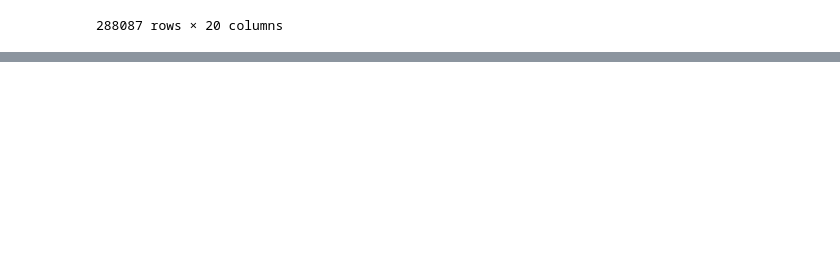
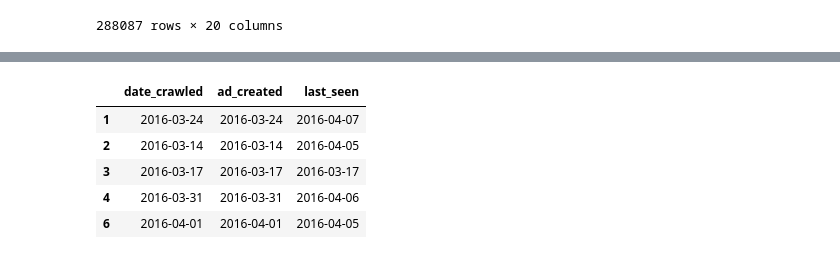
Before and after one commit to OSTINIA/tarea2_sw_ds, a Jupyter notebook: tarea_2_sw_ds.ipynb, the cells around one changed output, grey strips where cells are left out. Saved outputs shown, nothing was run; the diff lists cells and outputs as text; code cells hidden in the pictures; blank space fills up the shorter version.

```diff
--- a/tarea_2_sw_ds.ipynb
+++ b/tarea_2_sw_ds.ipynb
@@ -462,0 +513,12 @@ autos_valuate
+# %%
+autos_valuate.date_crawled = autos_valuate['date_crawled'].str[: 10]
+autos_valuate.ad_created = autos_valuate['ad_created'].str[: 10]
+autos_valuate.last_seen = autos_valuate['last_seen'].str[: 10]
+autos_valuate[['date_crawled', 'ad_created', 'last_seen']][0: 5]
+# %% [output]
+|  | date_crawled | ad_created | last_seen |
+| 1 | 2016-03-24 | 2016-03-24 | 2016-04-07 |
+| 2 | 2016-03-14 | 2016-03-14 | 2016-04-05 |
+| 3 | 2016-03-17 | 2016-03-17 | 2016-03-17 |
+| 4 | 2016-03-31 | 2016-03-31 | 2016-04-06 |
+| 6 | 2016-04-01 | 2016-04-01 | 2016-04-05 |
```
Also changed, not shown: parts of 9 cells of this notebook.
